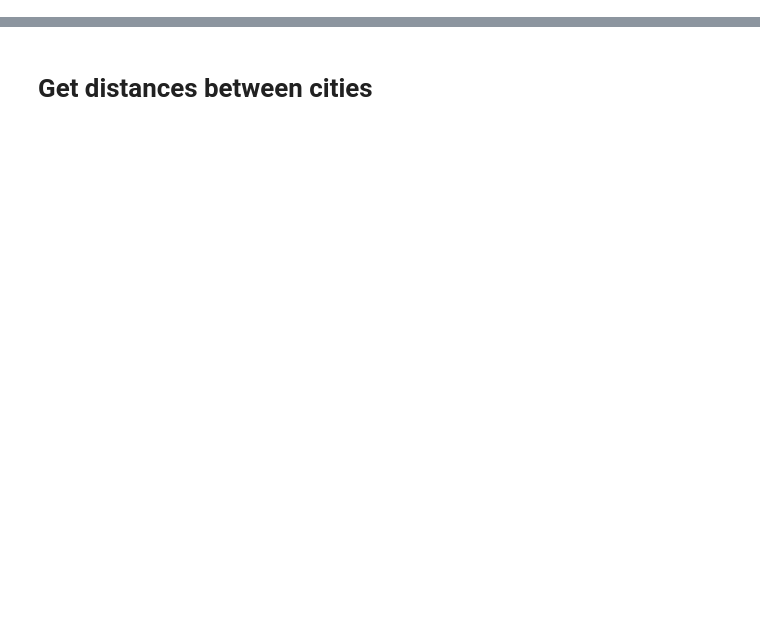
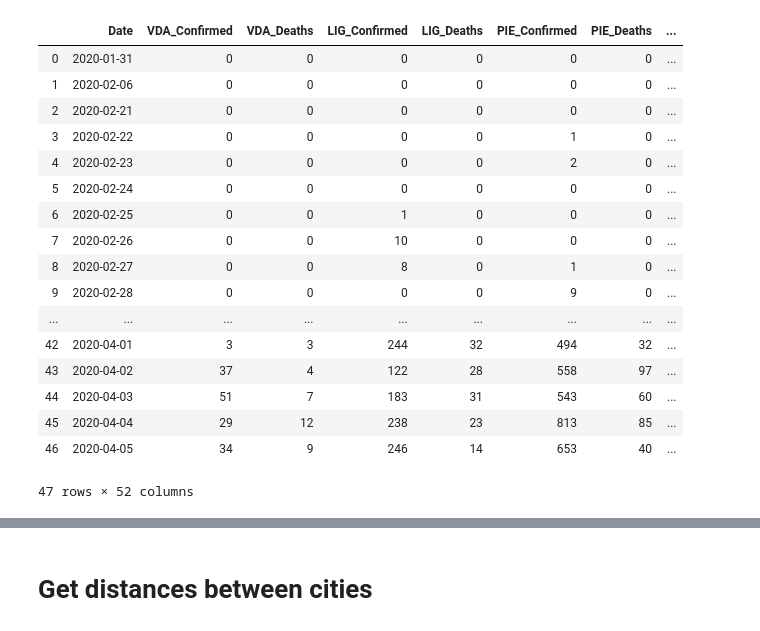
Before and after one commit to mikeweltevrede/master_thesis_corona, a Jupyter notebook: explore.ipynb, the cells around one changed output, grey strips where cells are left out. Cells and saved outputs as stored; diff of their text form; code cells hidden in the pictures; blank space fills up the shorter version.

```diff
--- a/explore.ipynb
+++ b/explore.ipynb
@@ -29 +1,48 @@ df
+# %%
+import pandas as pd
+import matplotlib.pyplot as plt
+import seaborn as sns
+
+df = pd.read_excel("data/italy_wikipedia.xlsx", sheet_name='Wide', parse_dates=True, dayfirst=True)
+
+# We fill NAs by the average of the value directly before and directly after
+for col in df.columns[df.isna().any(axis=0)]:
+    df[col] = df[col].fillna((df[col].shift() + df[col].shift(-1))/2)
+
+# We will not allow for negative values. These are defined as corrections due to cases that were
+# subsequently declared negative. So, we will go backwards to subtract these corrections from the
+# most recent value above
+neg_cols = (df.iloc[:, 1:] < 0).any(axis=0)
+neg_cols = neg_cols.index[neg_cols]
+
+for col in neg_cols:
+    # Find rows in which the value is negative
+    indices = df.index[df[col] < 0]
+
+    # Look at indices in reverse
+    for index in indices[::-1]:
+        df.loc[index-1, col] = df.loc[index-1, col] + df.loc[index, col]
+        df.loc[index, col] = 0
+
+df['Growth_Rate'] = df['Confirmed_New'].divide(df['Active_Total'])
+df
+# %% [output]
+|  | Date | VDA_Confirmed | VDA_Deaths | LIG_Confirmed | LIG_Deaths | PIE_Confirmed | PIE_Deaths | ... |
+| 0 | 2020-01-31 | 0 | 0 | 0 | 0 | 0 | 0 | ... |
+| 1 | 2020-02-06 | 0 | 0 | 0 | 0 | 0 | 0 | ... |
+| 2 | 2020-02-21 | 0 | 0 | 0 | 0 | 0 | 0 | ... |
+| 3 | 2020-02-22 | 0 | 0 | 0 | 0 | 1 | 0 | ... |
+| 4 | 2020-02-23 | 0 | 0 | 0 | 0 | 2 | 0 | ... |
+| 5 | 2020-02-24 | 0 | 0 | 0 | 0 | 0 | 0 | ... |
+| 6 | 2020-02-25 | 0 | 0 | 1 | 0 | 0 | 0 | ... |
+| 7 | 2020-02-26 | 0 | 0 | 10 | 0 | 0 | 0 | ... |
+| 8 | 2020-02-27 | 0 | 0 | 8 | 0 | 1 | 0 | ... |
+| 9 | 2020-02-28 | 0 | 0 | 0 | 0 | 9 | 0 | ... |
+| ... | ... | ... | ... | ... | ... | ... | ... | ... |
+| 42 | 2020-04-01 | 3 | 3 | 244 | 32 | 494 | 32 | ... |
+| 43 | 2020-04-02 | 37 | 4 | 122 | 28 | 558 | 97 | ... |
+| 44 | 2020-04-03 | 51 | 7 | 183 | 31 | 543 | 60 | ... |
+| 45 | 2020-04-04 | 29 | 12 | 238 | 23 | 813 | 85 | ... |
+| 46 | 2020-04-05 | 34 | 9 | 246 | 14 | 653 | 40 | ... |
+47 rows × 52 columns
 # %%
```
Also changed, not shown: parts of 8 cells of this notebook.
